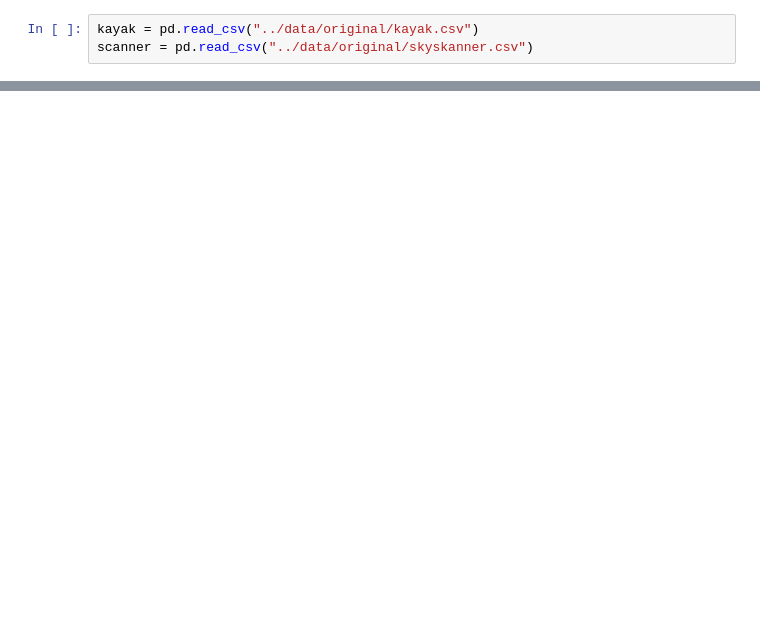
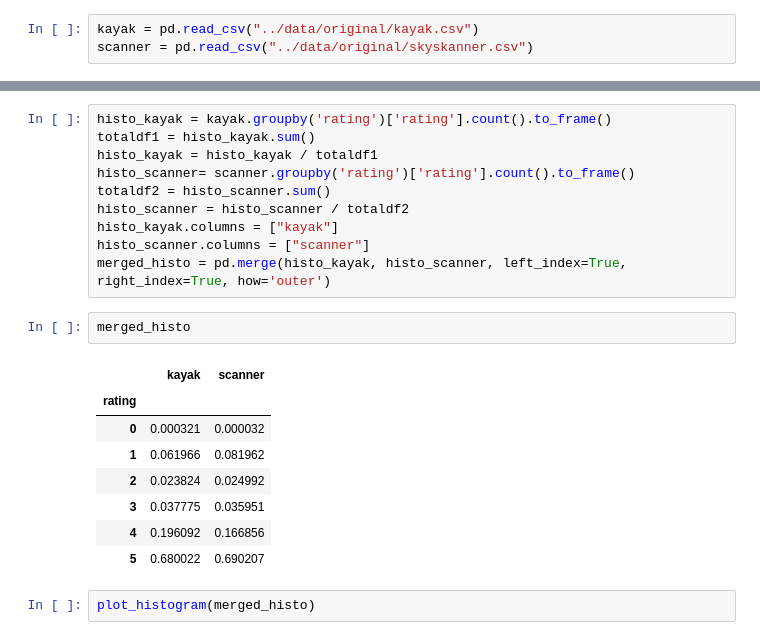
Before and after one commit to comeyrd/quantux-flightcomparator, a Jupyter notebook: analysis/original.ipynb, the cells around one changed output, grey strips where cells are left out. Drawn from its saved outputs; the diff is of its cells as text; blank space fills up the shorter version.

```diff
--- a/analysis/original.ipynb
+++ b/analysis/original.ipynb
@@ -16,0 +32,23 @@ plot_ratings(merged_ratings)
+# %%
+histo_kayak = kayak.groupby('rating')['rating'].count().to_frame()
+totaldf1 = histo_kayak.sum()
+histo_kayak = histo_kayak / totaldf1
+histo_scanner= scanner.groupby('rating')['rating'].count().to_frame()
+totaldf2 = histo_scanner.sum()
+histo_scanner = histo_scanner / totaldf2
+histo_kayak.columns = ["kayak"]
+histo_scanner.columns = ["scanner"]
+merged_histo = pd.merge(histo_kayak, histo_scanner, left_index=True, right_index=True, how='outer')
+# %%
+merged_histo
+# %% [output]
+|  | kayak | scanner |
+| rating |  |  |
+| 0 | 0.000321 | 0.000032 |
+| 1 | 0.061966 | 0.081962 |
+| 2 | 0.023824 | 0.024992 |
+| 3 | 0.037775 | 0.035951 |
+| 4 | 0.196092 | 0.166856 |
+| 5 | 0.680022 | 0.690207 |
+# %%
+plot_histogram(merged_histo)
```
Also changed, not shown: parts of 6 cells of this notebook, 9 other files.
